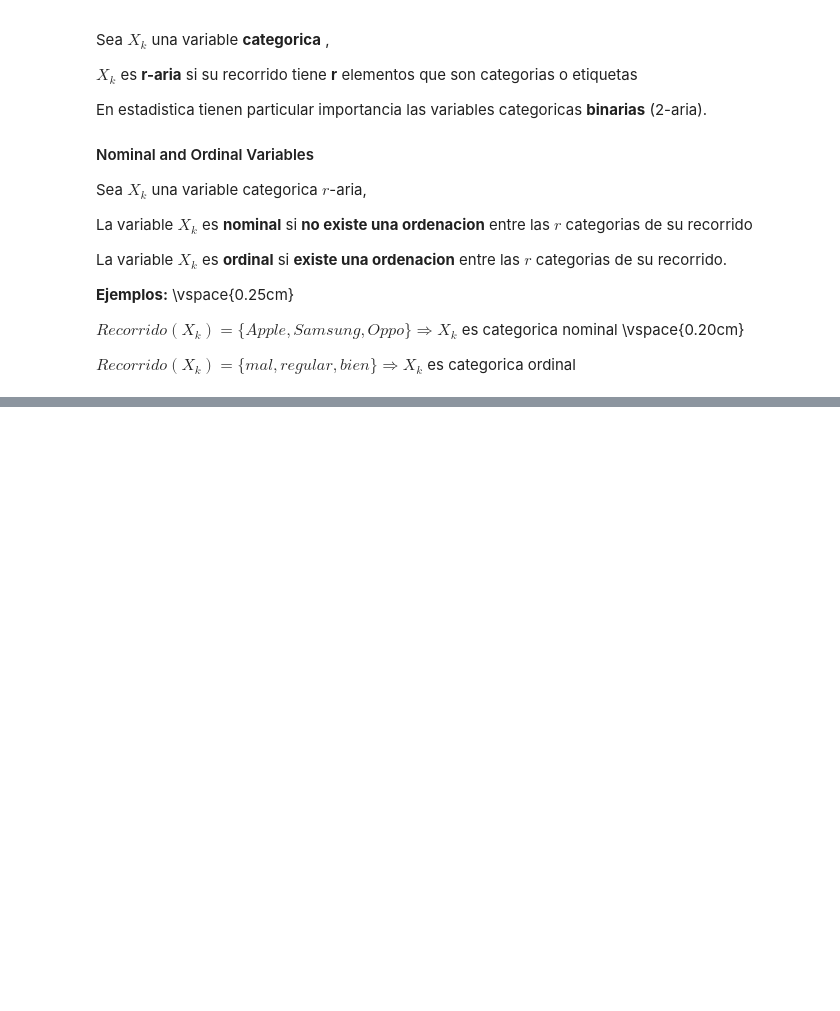
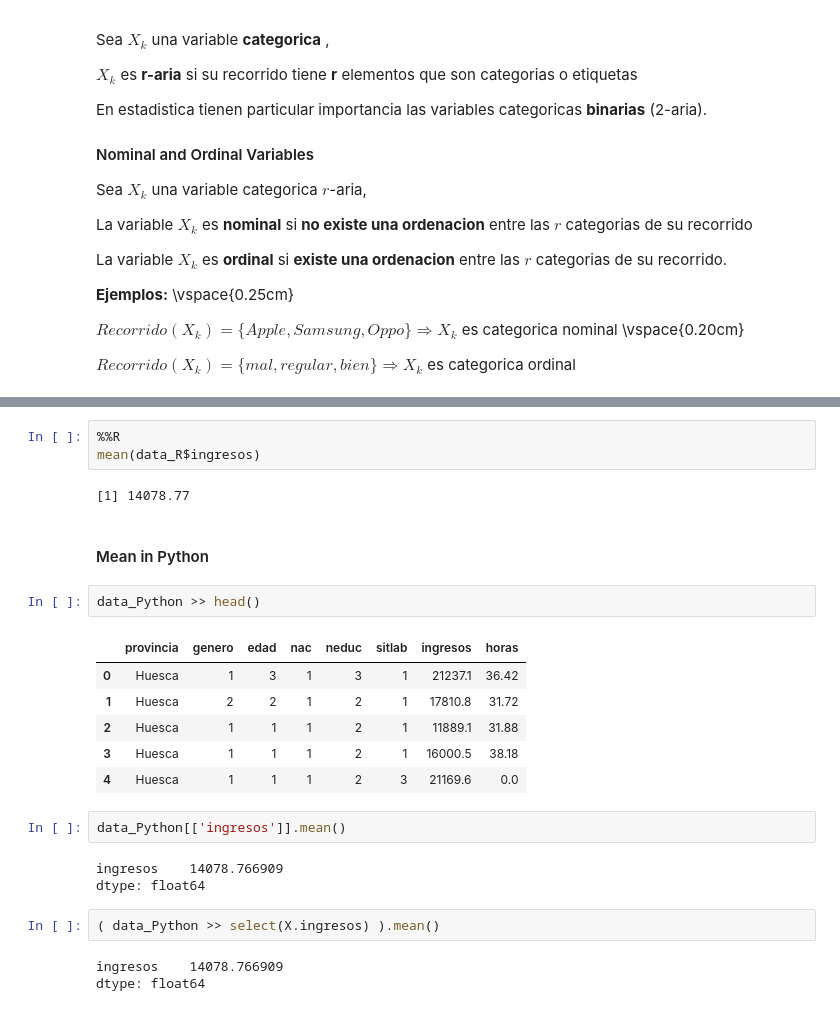
Before and after one commit to FabioScielzoOrtiz/Estadistica4all-blog, a Jupyter notebook: Descriptive Statisitcs in Python and R/Descriptive Statistics with Python and R.ipynb, the cells around one changed output, grey strips where cells are left out. Drawn from its saved outputs; the diff is of its cells as text; blank space fills up the shorter version.

```diff
--- a/Descriptive Statisitcs in Python and R/Descriptive Statistics with Python and R.ipynb
+++ b/Descriptive Statisitcs in Python and R/Descriptive Statistics with Python and R.ipynb
@@ -506,0 +422,27 @@ sum(Datos$ingresos < median(Datos$ingresos) )/length(Datos$ingresos)
+# %%
+%%R
+mean(data_R$ingresos)
+# %% [output]
+[1] 14078.77
+# %% [markdown]
+
+#### Mean in Python   <a class="anchor" id="12"></a>
+# %%
+data_Python >> head()
+# %% [output]
+|  | provincia | genero | edad | nac | neduc | sitlab | ingresos | horas |
+| 0 | Huesca | 1 | 3 | 1 | 3 | 1 | 21237.1 | 36.42 |
+| 1 | Huesca | 2 | 2 | 1 | 2 | 1 | 17810.8 | 31.72 |
+| 2 | Huesca | 1 | 1 | 1 | 2 | 1 | 11889.1 | 31.88 |
+| 3 | Huesca | 1 | 1 | 1 | 2 | 1 | 16000.5 | 38.18 |
+| 4 | Huesca | 1 | 1 | 1 | 2 | 3 | 21169.6 | 0.0 |
+# %%
+data_Python[['ingresos']].mean()
+# %% [output]
+ingresos    14078.766909
+dtype: float64
+# %%
+( data_Python >> select(X.ingresos) ).mean()
+# %% [output]
+ingresos    14078.766909
+dtype: float64
```
Also changed, not shown: parts of 6 cells of this notebook.
